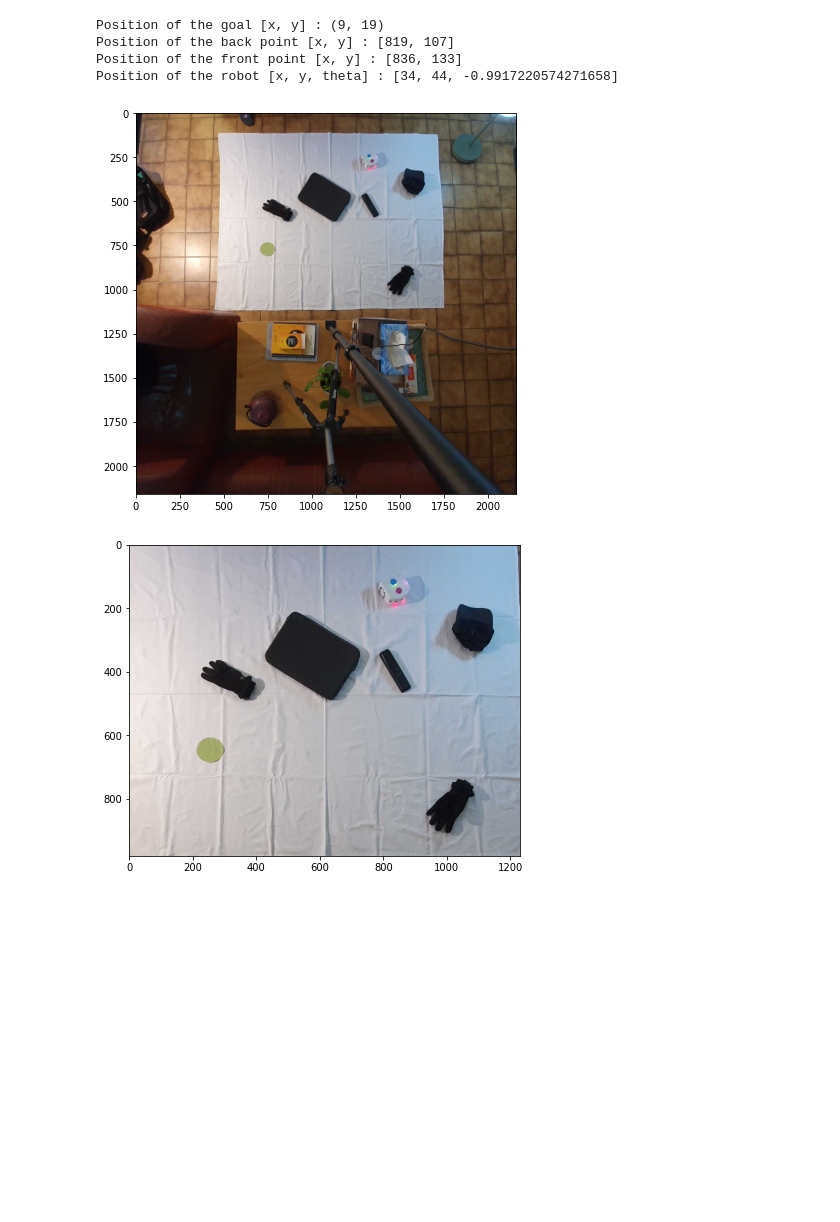
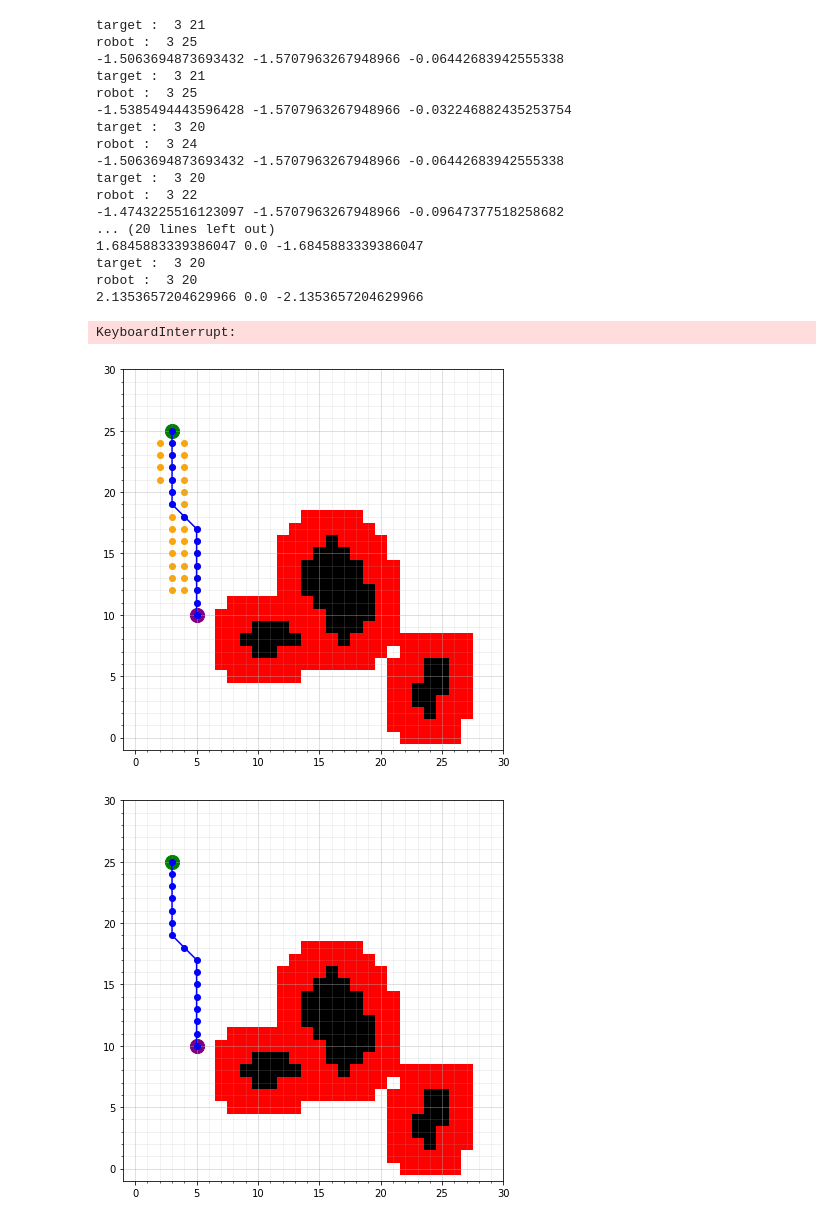
Before and after one commit to jaiswalharsh/BOMR_2020, a Jupyter notebook: final.ipynb, the cells around one changed output. Drawn from its saved outputs; the diff is of its cells as text; code cells hidden in the pictures; blank space fills up the shorter version.

```diff
--- a/final.ipynb
+++ b/final.ipynb
@@ -22,5 +25,5 @@ url = "http://192.168.0.180:8080/shot.jpg"
 # %%
-MAP_SIZE = 50
+MAP_SIZE = 30
 max_val = MAP_SIZE
 
 EMPTY = 0
@@ -491,18 +509,20 @@ def go_to_goal(target_list):
     x=robot_pos[0]
     y=robot_pos[1]
     alpha = robot_pos[2]
+    target = [0,0]
 
     while (not last_target_reached) :
-        target = target_list[id_target]
+        target[0] = target_list[0][id_target]
+        target[1] = target_list[1][id_target]
 
-        if target_list[len(target_list)-1] != goal
+        if target_list[0][len(target_list[0])-1] != goal[0] or target_list[1][len(target_list[1])-1] != goal[1] :
             return 0
 
         if follow_obstacle == 1 :
             robot.set_var("motor.left.target", MOTOR_SPEED)
             robot.set_var("motor.right.target", MOTOR_SPEED)
         else :
-            set_course(target, x, y, alpha)
+            set_course(target_list, id_target, x, y, alpha)
 
         sensor_measurment = robot["prox.horizontal"]
 
@@ -521,9 +541,11 @@ def go_to_goal(target_list):
                 obstacle_direction = np.nonzero(sensor_measurment)[0]
                 plot_step(path, start, goal, occupancy_grid)
 
-            id_target = id_target + 1
-            if id_target>len(target_list)-1:
-                id_target = len(target_list)-1
+            id_target = id_target + 10
+            if id_target>len(target_list[0])-1:
+                id_target = len(target_list[0])-1
+            if id_target>len(target_list[1])-1:
+                id_target = len(target_list[1])-1
 
         if (sensor_measurment[0] > 1000) or (sensor_measurment[4] > 1000) :
             follow_obstacle = 1
@@ -541,11 +563,13 @@ def go_to_goal(target_list):
         y=robot_pos[1]
         alpha = robot_pos[2]
 
-        if -0.75 < x-target[0] < 0.75 and -0.75 < y-target[1] < 0.75 :
+        if x == target[0] and y == target[1] :
             target_reached = 1
             id_target = id_target+1
-            if id_target>len(target_list)-1:
-                id_target = len(target_list)-1
+            if id_target>len(target_list[0])-1:
+                id_target = len(target_list[0])-1
+            if id_target>len(target_list[1])-1:
+                id_target = len(target_list[1])-1
 
         if -1 < x-goal[0] < 1 and -1 < y-goal[1] < 1 :
             last_target_reached = 1
@@ -556,33 +580,49 @@ def go_to_goal(target_list):
     return 1
 # %%
 # Main:
-
 # Get a picture of the map
 img = get_image()
 
 # Get obstacle's postions
 occupancy_grid = get_occupancy_grid(img)
 
 # Get robot and goal's positions
 (robot_pos, start, goal) = get_data(img)
 
 # Find a route
 path, visitedNodes = findroute(start, goal, occupancy_grid)
 
 # Plot everything
 plot_map(visitedNodes, path, start, goal, occupancy_grid)
 
-while(not(go_to_goal(path))):
-    robot.set_var("motor.left.target", 0)
-    robot.set_var("motor.right.target", 0)
-    img = get_image()
-    occupancy_grid = get_occupancy_grid(img)
-    path, visitedNodes = findroute(start, goal, occupancy_grid)
-    plot_map(visitedNodes, path, start, goal, occupancy_grid)
+go_to_goal(path)
+
+
+# while(not(go_to_goal(path))):
+#     robot.set_var("motor.left.target", 0)
+#     robot.set_var("motor.right.target", 0)
+#     img = get_image()
+#     occupancy_grid = get_occupancy_grid(img)
+#     path, visitedNodes = findroute(start, goal, occupancy_grid)
+#     plot_map(visitedNodes, path, start, goal, occupancy_grid)
 # %% [output]
-Position of the goal [x, y] : (9, 19)
-Position of the back point [x, y] : [819, 107]
-Position of the front point [x, y] : [836, 133]
-Position of the robot [x, y, theta] : [34, 44, -0.9917220574271658]
+target :  3 21
+robot :  3 25
+-1.5063694873693432 -1.5707963267948966 -0.06442683942555338
+target :  3 21
+robot :  3 25
+-1.5385494443596428 -1.5707963267948966 -0.032246882435253754
+target :  3 20
+robot :  3 24
+-1.5063694873693432 -1.5707963267948966 -0.06442683942555338
+target :  3 20
+robot :  3 22
+-1.4743225516123097 -1.5707963267948966 -0.09647377518258682
+... (20 lines left out)
+1.6845883339386047 0.0 -1.6845883339386047
+target :  3 20
+robot :  3 20
+2.1353657204629966 0.0 -2.1353657204629966
+KeyboardInterrupt:
-[figure, old version]
+[figure, new version]
-[figure, old version]
+[figure, new version]
```
Also changed, not shown: parts of 5 cells of this notebook, 3 other files.
